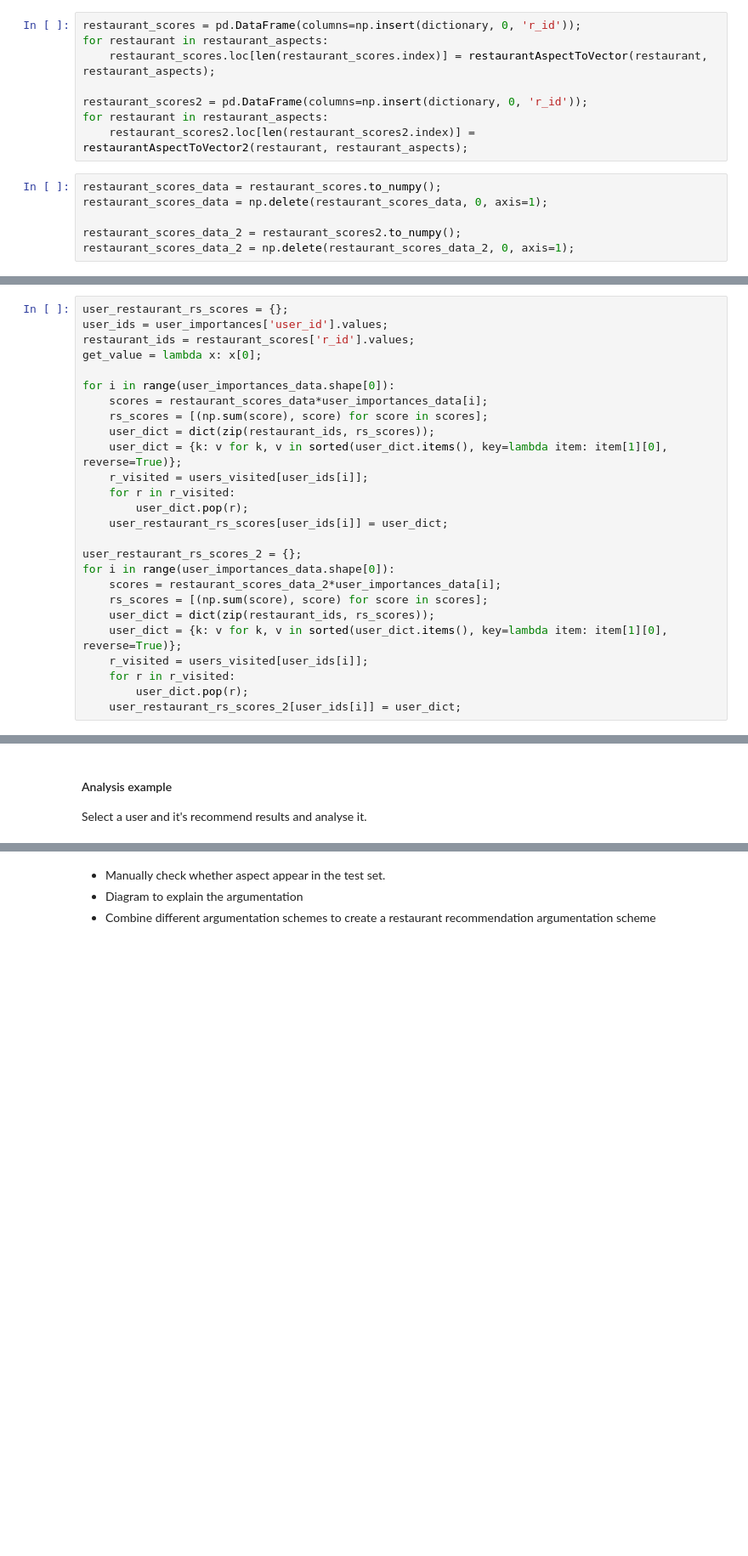
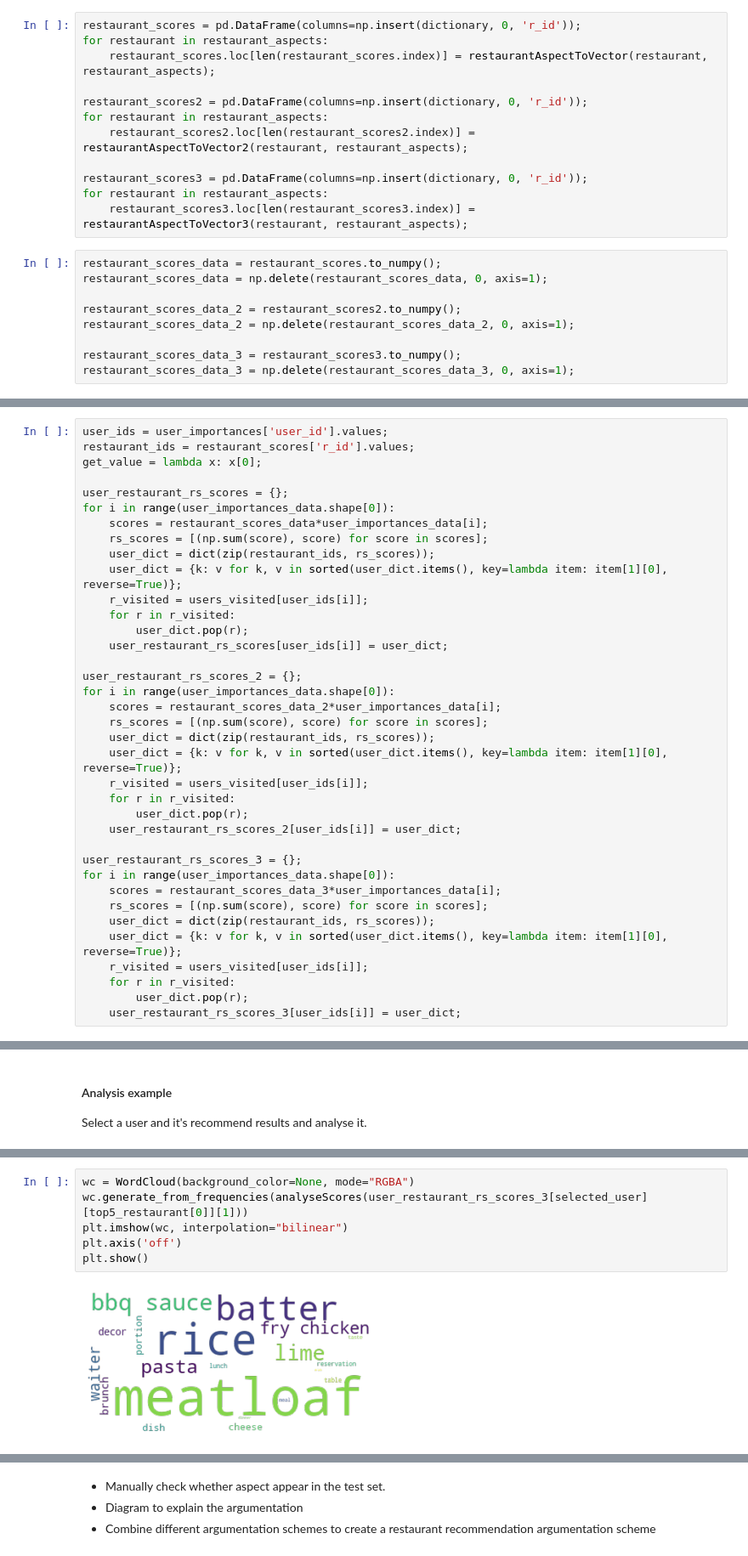
Before and after one commit to FengfanHu/Summer-project, a Jupyter notebook: 3.Model.ipynb, the cells around one changed output, grey strips where cells are left out. Shown at 85% size. Saved outputs shown, nothing was run; the diff lists cells and outputs as text; blank space fills up the shorter version.

```diff
--- a/3.Model.ipynb
+++ b/3.Model.ipynb
@@ -246,20 +330,27 @@ for restaurant in restaurant_aspects:
 restaurant_scores2 = pd.DataFrame(columns=np.insert(dictionary, 0, 'r_id'));
 for restaurant in restaurant_aspects:
     restaurant_scores2.loc[len(restaurant_scores2.index)] = restaurantAspectToVector2(restaurant, restaurant_aspects);
+
+restaurant_scores3 = pd.DataFrame(columns=np.insert(dictionary, 0, 'r_id'));
+for restaurant in restaurant_aspects:
+    restaurant_scores3.loc[len(restaurant_scores3.index)] = restaurantAspectToVector3(restaurant, restaurant_aspects);
 # %%
 restaurant_scores_data = restaurant_scores.to_numpy();
 restaurant_scores_data = np.delete(restaurant_scores_data, 0, axis=1);
 
 restaurant_scores_data_2 = restaurant_scores2.to_numpy();
 restaurant_scores_data_2 = np.delete(restaurant_scores_data_2, 0, axis=1);
+
+restaurant_scores_data_3 = restaurant_scores3.to_numpy();
+restaurant_scores_data_3 = np.delete(restaurant_scores_data_3, 0, axis=1);
 # %% [markdown]
 Compute the virtual score of a restaurant for target user by using both `aspect importance` and `the overall score of that aspect in specific restaurant`
 # %%
-user_restaurant_rs_scores = {};
 user_ids = user_importances['user_id'].values;
 restaurant_ids = restaurant_scores['r_id'].values;
 get_value = lambda x: x[0];
 
+user_restaurant_rs_scores = {};
 for i in range(user_importances_data.shape[0]):
     scores = restaurant_scores_data*user_importances_data[i];
     rs_scores = [(np.sum(score), score) for score in scores];
@@ -280,6 +371,17 @@ for i in range(user_importances_data.shape[0]):
     for r in r_visited:
         user_dict.pop(r);
     user_restaurant_rs_scores_2[user_ids[i]] = user_dict;
+
+user_restaurant_rs_scores_3 = {};
+for i in range(user_importances_data.shape[0]):
+    scores = restaurant_scores_data_3*user_importances_data[i];
+    rs_scores = [(np.sum(score), score) for score in scores];
+    user_dict = dict(zip(restaurant_ids, rs_scores));
+    user_dict = {k: v for k, v in sorted(user_dict.items(), key=lambda item: item[1][0], reverse=True)};
+    r_visited = users_visited[user_ids[i]];
+    for r in r_visited:
+        user_dict.pop(r);
+    user_restaurant_rs_scores_3[user_ids[i]] = user_dict;
 # %%
 def analyseScores(scores):
     dic = dict(zip(dictionary_numpy, scores));
@@ -344,0 +493,8 @@ list(user_importance[selected_user])[:10]
+# %%
+wc = WordCloud(background_color=None, mode="RGBA")
+wc.generate_from_frequencies(analyseScores(user_restaurant_rs_scores_3[selected_user][top5_restaurant[0]][1]))
+plt.imshow(wc, interpolation="bilinear")
+plt.axis('off')
+plt.show()
+# %% [output]
+[figure, added]
```
Also changed, not shown: parts of 76 cells of this notebook, 2 other files.
